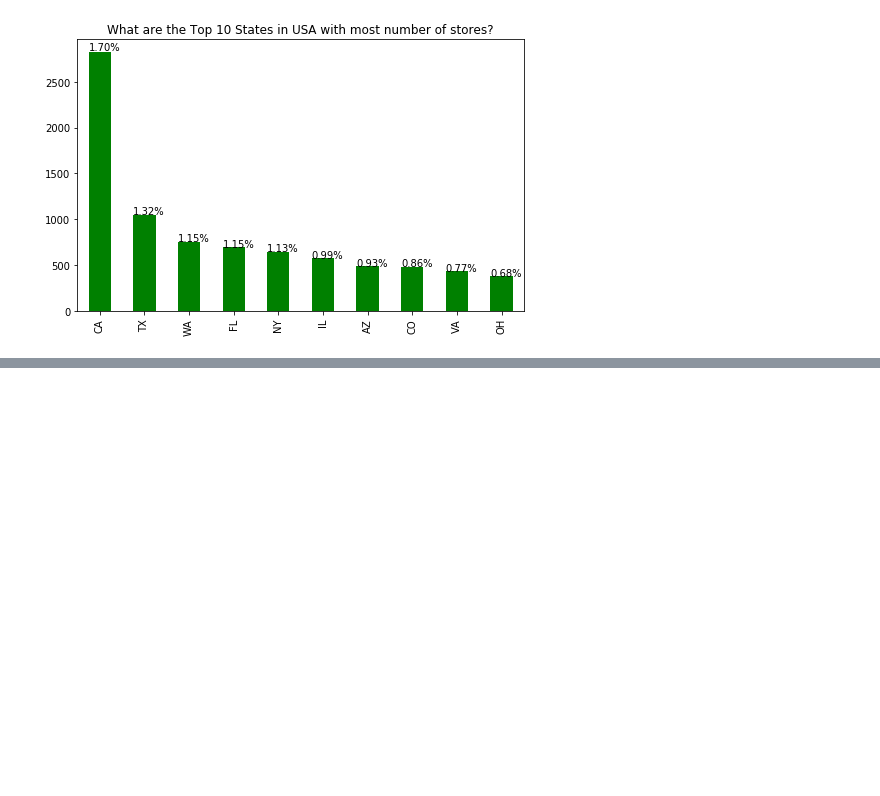
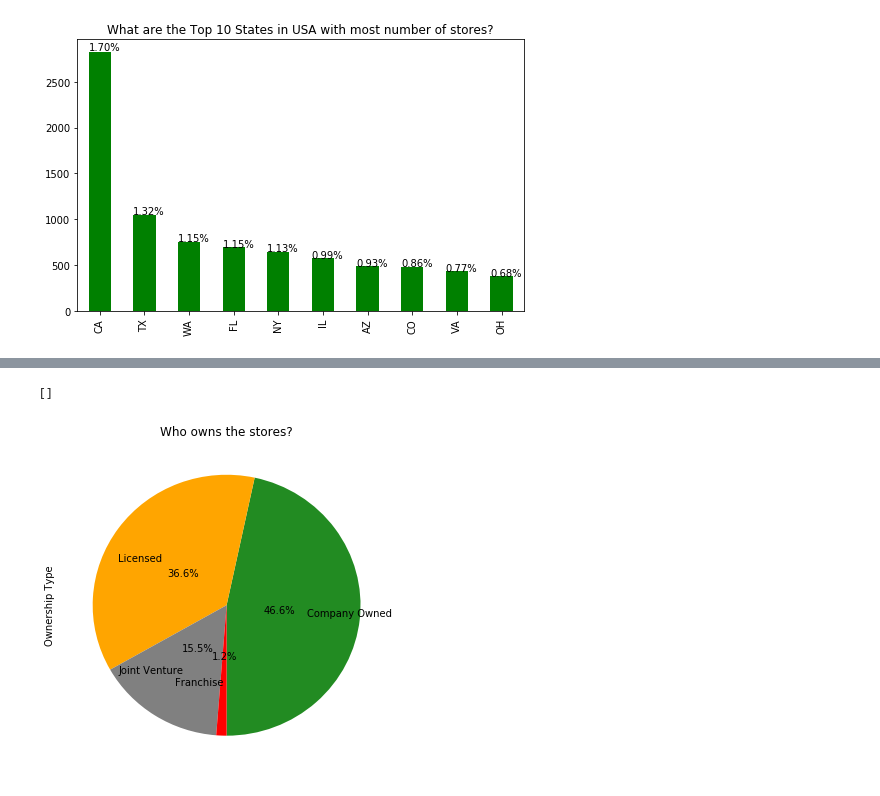
Before and after one commit to Mira2015/Intermediate_Data-_Science, a Jupyter notebook: starbucks.ipynb, the cells around one changed output, grey strips where cells are left out. Saved outputs shown, nothing was run; the diff lists cells and outputs as text; code cells hidden in the pictures; blank space fills up the shorter version.

```diff
--- a/starbucks.ipynb
+++ b/starbucks.ipynb
@@ -194,0 +240,11 @@ plt.show()
+# %%
+%matplotlib inline
+fig = plt.figure(figsize=(6,6))
+ax = fig.add_subplot(111)
+ax.set(title = "Who owns the stores?")
+plt1=data1['Ownership Type'].value_counts().plot(kind="pie",autopct='%1.1f%%',startangle=270, fontsize=10, labeldistance=0.6, pctdistance=0.4,colors=['forestgreen', 'orange','gray','red'])
+plt1=plt1.axes.get_yaxis().set_ticklabels([])
+plt1
+# %% [output]
+[]
+[figure, added]
```
Also changed, not shown: parts of 30 cells of this notebook.
